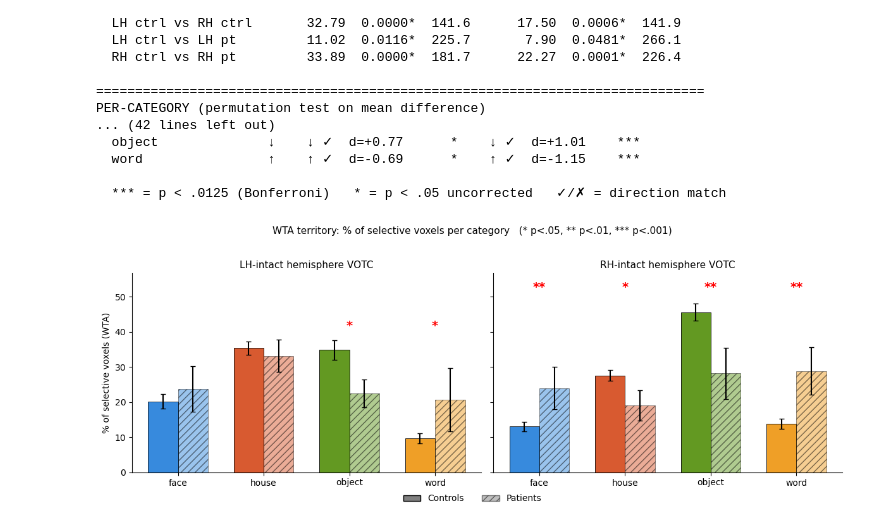
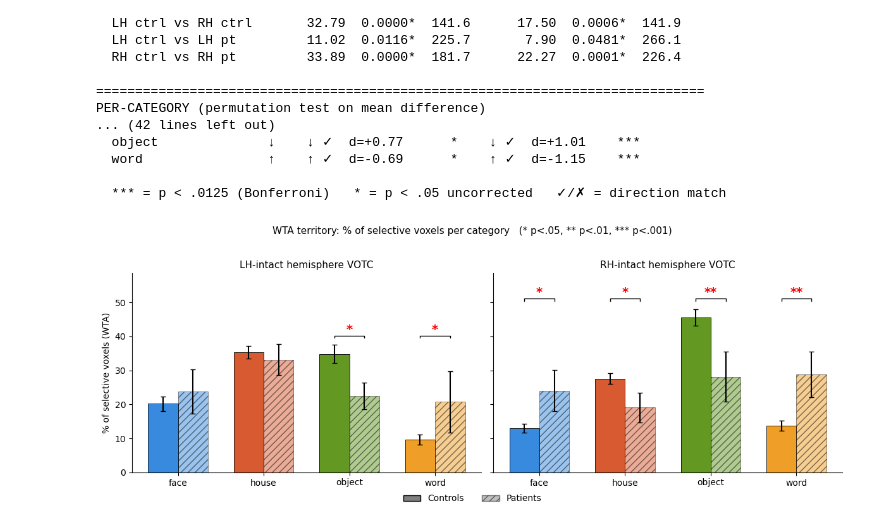
Before and after one commit to cnsimmons/sym_pt, a Jupyter notebook: D_liu/wta_formal_stats.ipynb, the cells around one changed output. Drawn from its saved outputs; the diff is of its cells as text; code cells hidden in the pictures.

```diff
--- a/D_liu/wta_formal_stats.ipynb
+++ b/D_liu/wta_formal_stats.ipynb
@@ -511,34 +511,41 @@ for ax, h, hlabel, p_dict in zip(axes, ['l', 'r'],
         means = [sub[(sub['category']==c) & (sub['group']==grp)]['pct'].mean()
                  for c in CATEGORIES]
         sems = [sub[(sub['category']==c) & (sub['group']==grp)]['pct'].sem()
                 for c in CATEGORIES]
         ax.bar(x + offset, means, w, yerr=sems,
                color=[CAT_COLORS[c] for c in CATEGORIES],
                alpha=alpha, hatch=hatch, edgecolor='black',
                linewidth=0.6, capsize=3)
         max_top = max(max_top, max(m + s for m, s in zip(means, sems)))
-    # significance markers
+
+    bracket_y = max_top * 1.05
+    bracket_h = max_top * 0.015
     for xi, c in enumerate(CATEGORIES):
         stars = _stars(p_dict[c])
         if stars:
-            ax.text(xi, max_top * 1.06, stars, ha='center', va='bottom',
+            x_l, x_r = xi - w/2, xi + w/2
+            ax.plot([x_l, x_l, x_r, x_r],
+                    [bracket_y, bracket_y + bracket_h,
+                     bracket_y + bracket_h, bracket_y],
+                    color='black', lw=1)
+            ax.text(xi, bracket_y + bracket_h, stars, ha='center', va='bottom',
                     color='red', fontsize=14, fontweight='bold')
-    ax.set_ylim(0, max_top * 1.18)
+    ax.set_ylim(0, max_top * 1.22)
     ax.set_xticks(x); ax.set_xticklabels(CATEGORIES, fontsize=10)
     ax.set_title(f'{hlabel} hemisphere VOTC', fontsize=11)
     ax.spines['top'].set_visible(False); ax.spines['right'].set_visible(False)
     if h == 'l':
         ax.set_ylabel('% of selective voxels (WTA)', fontsize=10)
 
 style_handles = [
     Patch(facecolor='gray', edgecolor='black', label='Controls'),
     Patch(facecolor='gray', alpha=0.5, edgecolor='black', hatch='///', label='Patients'),
 ]
 fig.legend(handles=style_handles, ncol=2, frameon=False, fontsize=10,
            loc='lower center', bbox_to_anchor=(0.5, -0.02))
 fig.suptitle('WTA territory: % of selective voxels per category   '
              '(* p<.05, ** p<.01, *** p<.001)', fontsize=11)
 plt.tight_layout(rect=[0, 0.03, 1, 0.96])
 plt.show()
 # %% [output]
-[figure, old version]
+[figure, new version]
```
Also changed, not shown: parts of 5 cells of this notebook, 4 other files.
